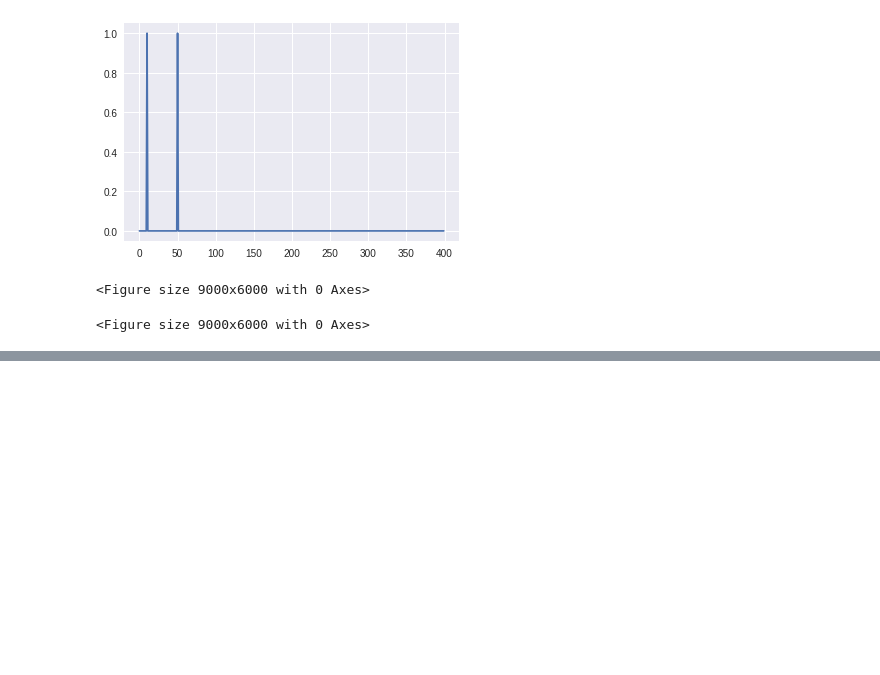
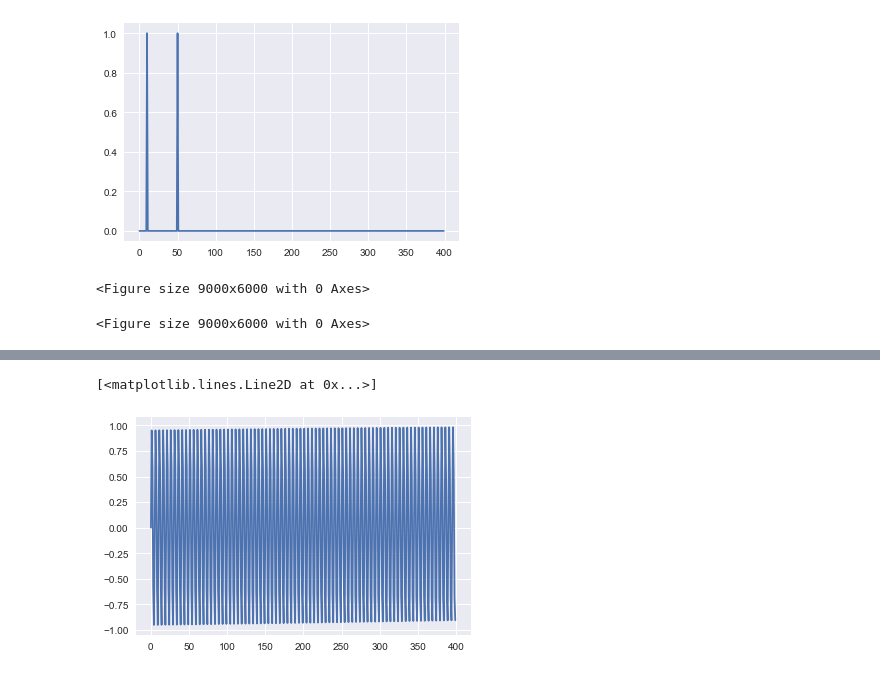
Before and after one commit to algoasylum/Exploring-FFT, a Jupyter notebook: Visualizing_ffts.ipynb, the cells around one changed output, grey strips where cells are left out. Saved outputs shown, nothing was run; the diff lists cells and outputs as text; code cells hidden in the pictures; blank space fills up the shorter version.

```diff
--- a/Visualizing_ffts.ipynb
+++ b/Visualizing_ffts.ipynb
@@ -134,0 +144,5 @@ array([0.9675353 -1.39356315j, 1.01897407-1.45421578j,
+# %%
+plt.plot(re[:400])
+# %% [output]
+[<matplotlib.lines.Line2D at 0x...>]
+[figure, added]
```
Also changed, not shown: parts of 11 cells of this notebook.
